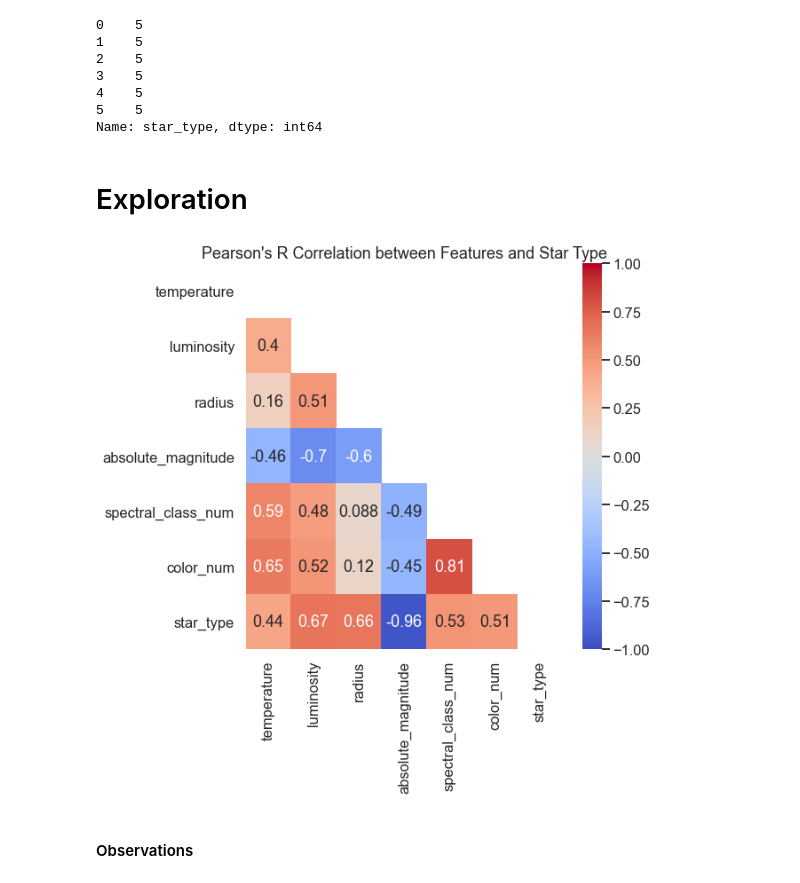
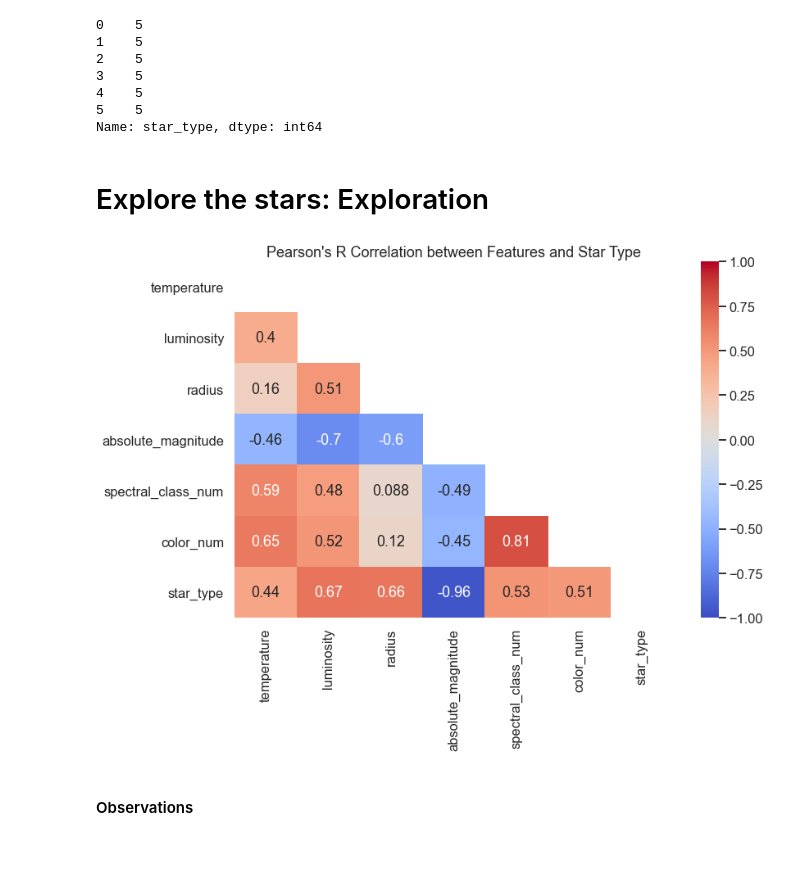
Before and after one commit to Promeos/Stellar_Classification, a Jupyter notebook: Final-Report.ipynb, the cells around one changed output. Saved outputs shown, nothing was run; the diff lists cells and outputs as text; code cells hidden in the pictures; blank space fills up the shorter version.

```diff
--- a/Final-Report.ipynb
+++ b/Final-Report.ipynb
@@ -263,7 +214,0 @@ df.color = df.color.apply(str.lower)
-# %%
-# Remove the hyphen from all color names
-df.color = df.color.str.replace('-', ' ')
-# %%
-# Replace redundant color names with normalized version.
-df.replace({'color':{'yellowish white': 'yellow white',
-                     'white yellow': 'yellow white'}}, inplace=True)
@@ -287,3 +214,0 @@ Name: color, dtype: int64
-# %%
-# Create categorized versions of the column names.
-df[['spectral_class', 'color']] = df[['spectral_class', 'color']].apply(pd.Categorical)
@@ -351,7 +215,3 @@ Name: spectral_class, dtype: int64
-# %%
-df = df[['temperature', 'luminosity', 'radius',
-         'absolute_magnitude', 'color', 'spectral_class',
-         'spectral_class_num', 'color_num', 'star_type_name', 'star_type']]
 # %% [markdown]
 ### Create the train, validate, and test datasets
 # %%
@@ -401,29 +261,29 @@ test['star_type'].value_counts()
 5    5
 Name: star_type, dtype: int64
 # %% [markdown]
-# Exploration
+# Explore the stars: Exploration
 # %%
 sns.set_context('talk')
 
 correlations = train.corr()
 
 mask = np.zeros_like(correlations)
 mask[np.triu_indices_from(mask)] = True
 
 with sns.axes_style("white"):
 
-    f, ax = plt.subplots(figsize=(8, 8))
+    f, ax = plt.subplots(figsize=(12, 8))
     ax = sns.heatmap(correlations,
                      annot=True,
                      cmap='coolwarm',
                      vmin=-1,
                      vmax=1,
                      mask=mask)
 
     plt.title("Pearson's R Correlation between Features and Star Type")
     plt.show()
 # %% [output]
-[figure, old version]
+[figure, new version]
 # %% [markdown]
 #### Observations
 # %%
```
Also changed, not shown: parts of 36 cells of this notebook, 3 other files.
